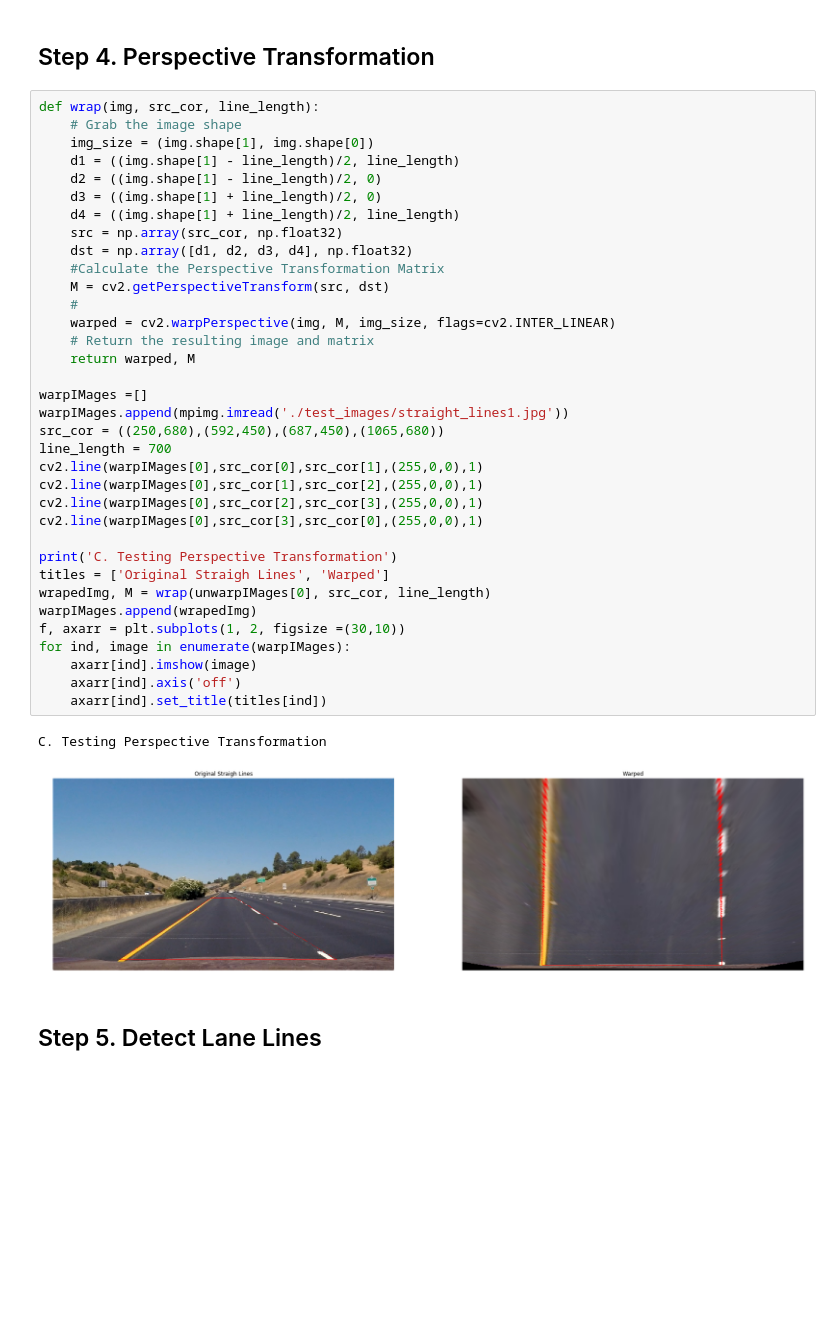
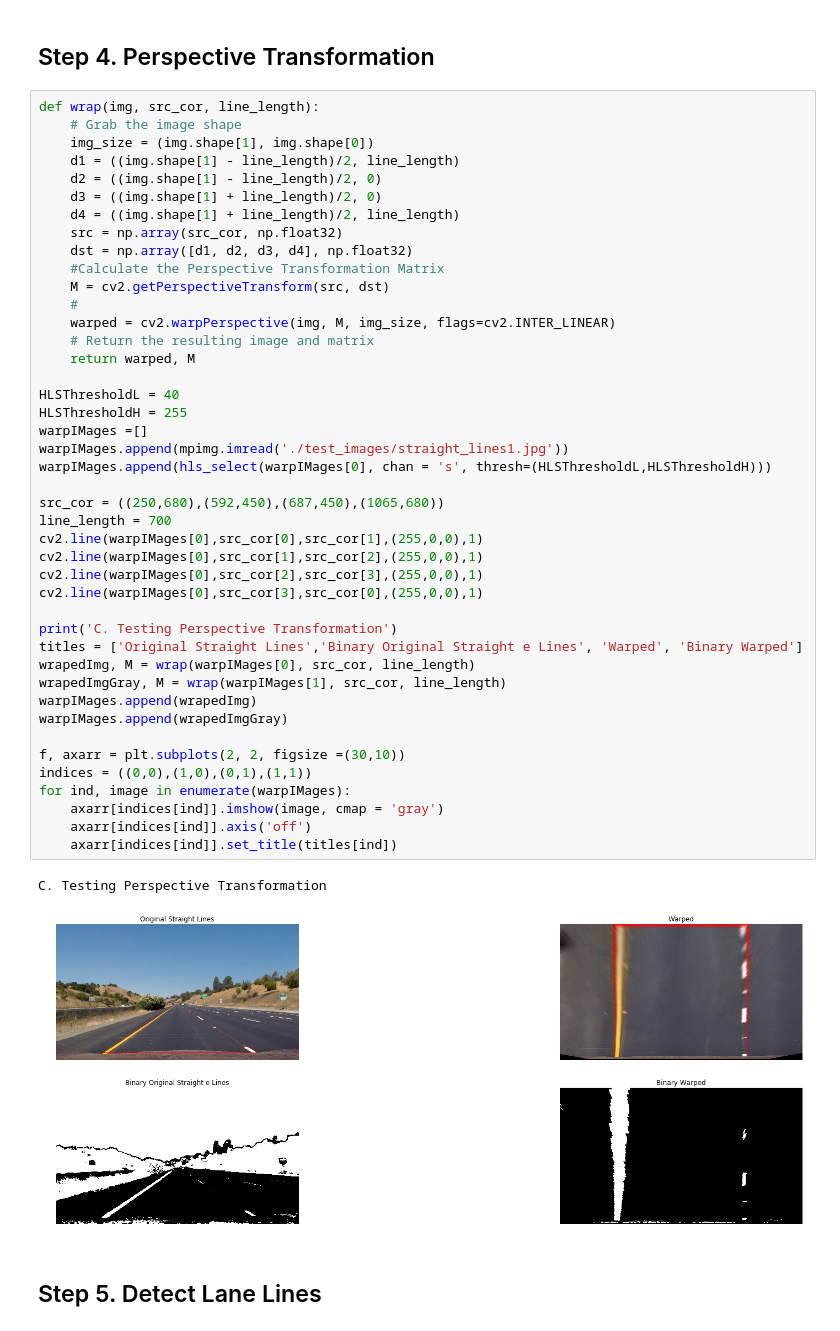
Before and after one commit to alsaibie/UdacityCarND-AdvancedLaneFinding-P4, a Jupyter notebook: Advanced_Lane_Finding.ipynb, the cells around one changed output. Saved outputs shown, nothing was run; the diff lists cells and outputs as text; blank space fills up the shorter version.

```diff
--- a/Advanced_Lane_Finding.ipynb
+++ b/Advanced_Lane_Finding.ipynb
@@ -239,39 +239,47 @@ B1. Testing Sobel Operators with S channel color threshold
 def wrap(img, src_cor, line_length):
     # Grab the image shape
     img_size = (img.shape[1], img.shape[0])
     d1 = ((img.shape[1] - line_length)/2, line_length)
     d2 = ((img.shape[1] - line_length)/2, 0)
     d3 = ((img.shape[1] + line_length)/2, 0)
     d4 = ((img.shape[1] + line_length)/2, line_length)
     src = np.array(src_cor, np.float32)
     dst = np.array([d1, d2, d3, d4], np.float32)
     #Calculate the Perspective Transformation Matrix
     M = cv2.getPerspectiveTransform(src, dst)
     #
     warped = cv2.warpPerspective(img, M, img_size, flags=cv2.INTER_LINEAR)
     # Return the resulting image and matrix
     return warped, M
 
+HLSThresholdL = 40
+HLSThresholdH = 255
 warpIMages =[]
 warpIMages.append(mpimg.imread('./test_images/straight_lines1.jpg'))
+warpIMages.append(hls_select(warpIMages[0], chan = 's', thresh=(HLSThresholdL,HLSThresholdH)))
+
 src_cor = ((250,680),(592,450),(687,450),(1065,680))
 line_length = 700
 cv2.line(warpIMages[0],src_cor[0],src_cor[1],(255,0,0),1)
 cv2.line(warpIMages[0],src_cor[1],src_cor[2],(255,0,0),1)
 cv2.line(warpIMages[0],src_cor[2],src_cor[3],(255,0,0),1)
 cv2.line(warpIMages[0],src_cor[3],src_cor[0],(255,0,0),1)
 
 print('C. Testing Perspective Transformation')
-titles = ['Original Straigh Lines', 'Warped']
-wrapedImg, M = wrap(unwarpIMages[0], src_cor, line_length)
+titles = ['Original Straight Lines','Binary Original Straight e Lines', 'Warped', 'Binary Warped']
+wrapedImg, M = wrap(warpIMages[0], src_cor, line_length)
+wrapedImgGray, M = wrap(warpIMages[1], src_cor, line_length)
 warpIMages.append(wrapedImg)
-f, axarr = plt.subplots(1, 2, figsize =(30,10))
+warpIMages.append(wrapedImgGray)
+
+f, axarr = plt.subplots(2, 2, figsize =(30,10))
+indices = ((0,0),(1,0),(0,1),(1,1))
 for ind, image in enumerate(warpIMages):
-    axarr[ind].imshow(image)
-    axarr[ind].axis('off')
-    axarr[ind].set_title(titles[ind])
+    axarr[indices[ind]].imshow(image, cmap = 'gray')
+    axarr[indices[ind]].axis('off')
+    axarr[indices[ind]].set_title(titles[ind])
 # %% [output]
 C. Testing Perspective Transformation
-[figure, old version]
+[figure, new version]
 # %% [markdown]
 ## Step 5. Detect Lane Lines
```
Also changed, not shown: parts of 5 cells of this notebook.
